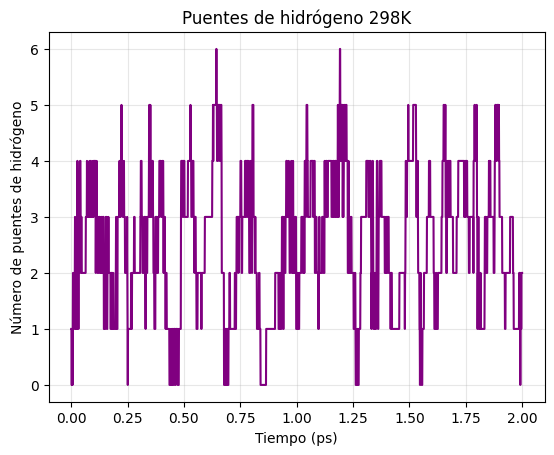
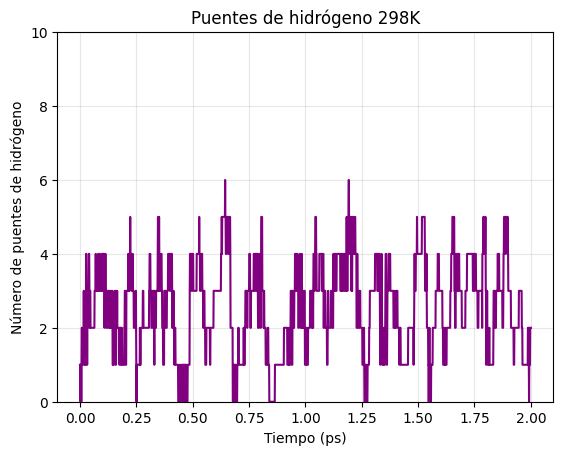
The notebook cell's code change between the first figure and the second:
--- before
+++ after
@@ -5,4 +5,5 @@
 plt.ylabel("Número de puentes de hidrógeno") 
 plt.title("Puentes de hidrógeno 298K") 
+plt.ylim(0,10)
 plt.grid(alpha=0.3)
 plt.show()

Commit: Añadimos límites ylim